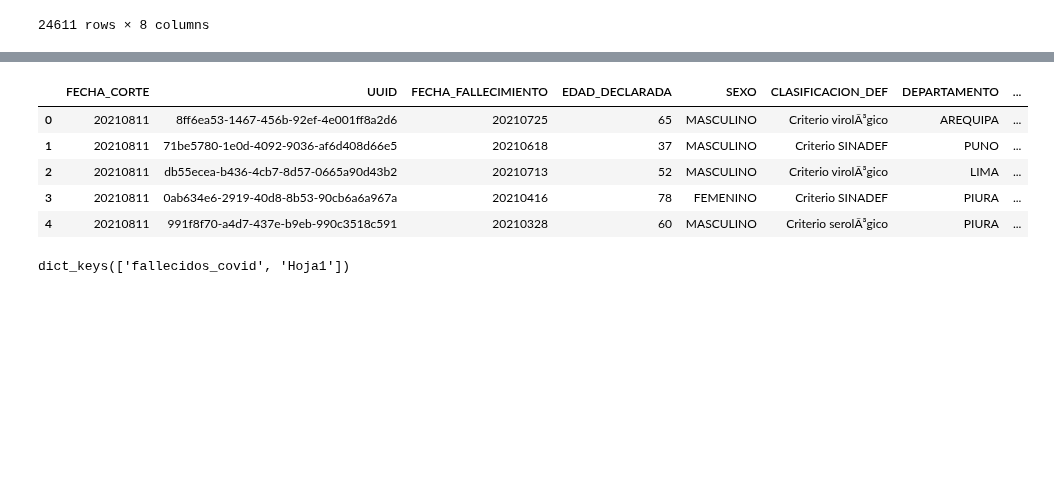
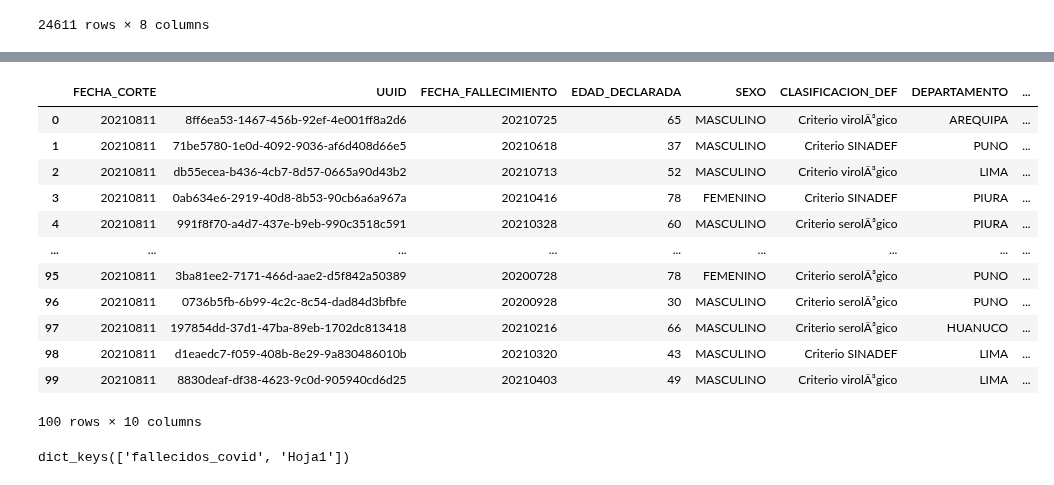
Before and after one commit to gianzk/workspacepy0926, a Jupyter notebook: teoria/Modulo5/1. Intro a Pandas.ipynb, the cells around one changed output, grey strips where cells are left out. Drawn from its saved outputs; the diff is of its cells as text; code cells hidden in the pictures; blank space fills up the shorter version.

```diff
--- a/teoria/Modulo5/1. Intro a Pandas.ipynb
+++ b/teoria/Modulo5/1. Intro a Pandas.ipynb
@@ -129,14 +149,21 @@ df_excel = pd.read_excel(path_, sheet_name='fallecidos_covid')
 # %%
 # head() -> me muestra los 5 primeros registros de mi df
 #df_excel.head(2)
-df_excel.head()
+df_excel.head(100)
 # %% [output]
 |  | FECHA_CORTE | UUID | FECHA_FALLECIMIENTO | EDAD_DECLARADA | SEXO | CLASIFICACION_DEF | DEPARTAMENTO | ... |
 | 0 | 20210811 | 8ff6ea53-1467-456b-92ef-4e001ff8a2d6 | 20210725 | 65 | MASCULINO | Criterio virolÃ³gico | AREQUIPA | ... |
 | 1 | 20210811 | 71be5780-1e0d-4092-9036-af6d408d66e5 | 20210618 | 37 | MASCULINO | Criterio SINADEF | PUNO | ... |
 | 2 | 20210811 | db55ecea-b436-4cb7-8d57-0665a90d43b2 | 20210713 | 52 | MASCULINO | Criterio virolÃ³gico | LIMA | ... |
 | 3 | 20210811 | 0ab634e6-2919-40d8-8b53-90cb6a6a967a | 20210416 | 78 | FEMENINO | Criterio SINADEF | PIURA | ... |
 | 4 | 20210811 | 991f8f70-a4d7-437e-b9eb-990c3518c591 | 20210328 | 60 | MASCULINO | Criterio serolÃ³gico | PIURA | ... |
+| ... | ... | ... | ... | ... | ... | ... | ... | ... |
+| 95 | 20210811 | 3ba81ee2-7171-466d-aae2-d5f842a50389 | 20200728 | 78 | FEMENINO | Criterio serolÃ³gico | PUNO | ... |
+| 96 | 20210811 | 0736b5fb-6b99-4c2c-8c54-dad84d3bfbfe | 20200928 | 30 | MASCULINO | Criterio serolÃ³gico | PUNO | ... |
+| 97 | 20210811 | 197854dd-37d1-47ba-89eb-1702dc813418 | 20210216 | 66 | MASCULINO | Criterio serolÃ³gico | HUANUCO | ... |
+| 98 | 20210811 | d1eaedc7-f059-408b-8e29-9a830486010b | 20210320 | 43 | MASCULINO | Criterio SINADEF | LIMA | ... |
+| 99 | 20210811 | 8830deaf-df38-4623-9c0d-905940cd6d25 | 20210403 | 49 | MASCULINO | Criterio virolÃ³gico | LIMA | ... |
+100 rows × 10 columns
 # %%
 ## Leyendo data de un archivo "excel", todas las hojas existentes
 path_ = "./src/input/fallecidos_covid.xlsx"
```
Also changed, not shown: parts of 37 cells of this notebook, 56 other files.
